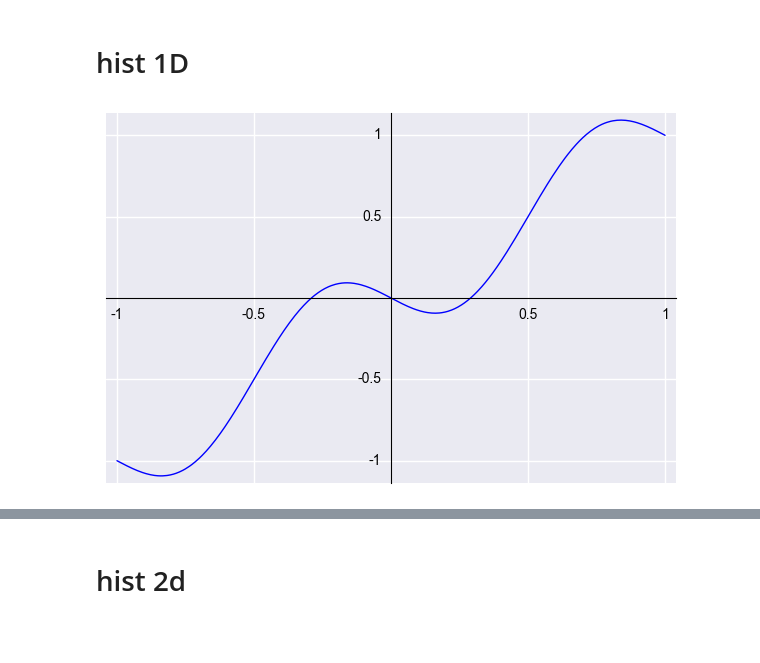
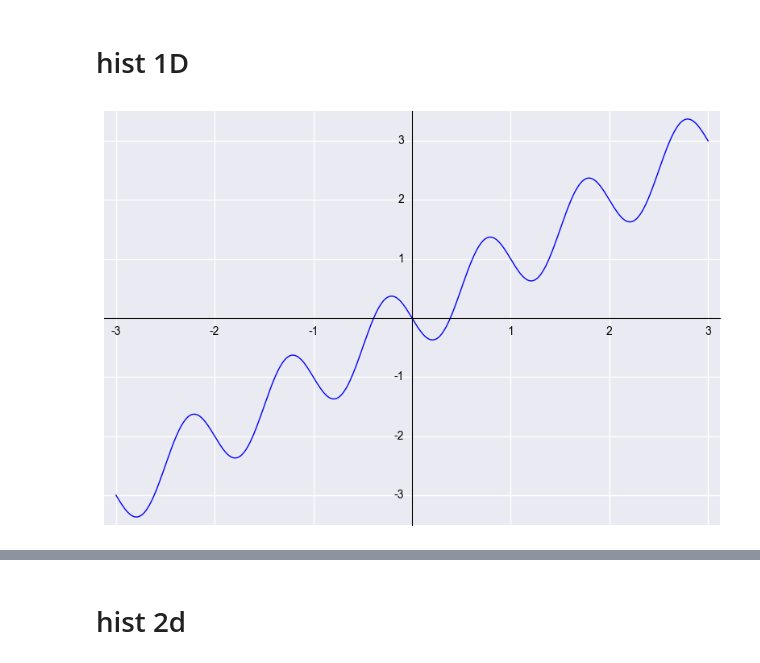
Before and after one commit to schlichtanders/theano_models, a Jupyter notebook: examples/toy_examples_histograms.ipynb, the cells around one changed output, grey strips where cells are left out. Saved outputs shown, nothing was run; the diff lists cells and outputs as text; code cells hidden in the pictures; blank space fills up the shorter version.

```diff
--- a/examples/toy_examples_histograms.ipynb
+++ b/examples/toy_examples_histograms.ipynb
@@ -36,9 +36,9 @@ def find_all_roots(f, a, b, eps=0.0000000001):
 # hist 1D
 # %%
 import seaborn
-plot(f)
+plot(f, (x, -3, 3))
 # %% [output]
-[figure, old version]
+[figure, new version]
 # %%
 import numpy as np
 # %%
```
Also changed, not shown: parts of 9 cells of this notebook, 3 other files.
